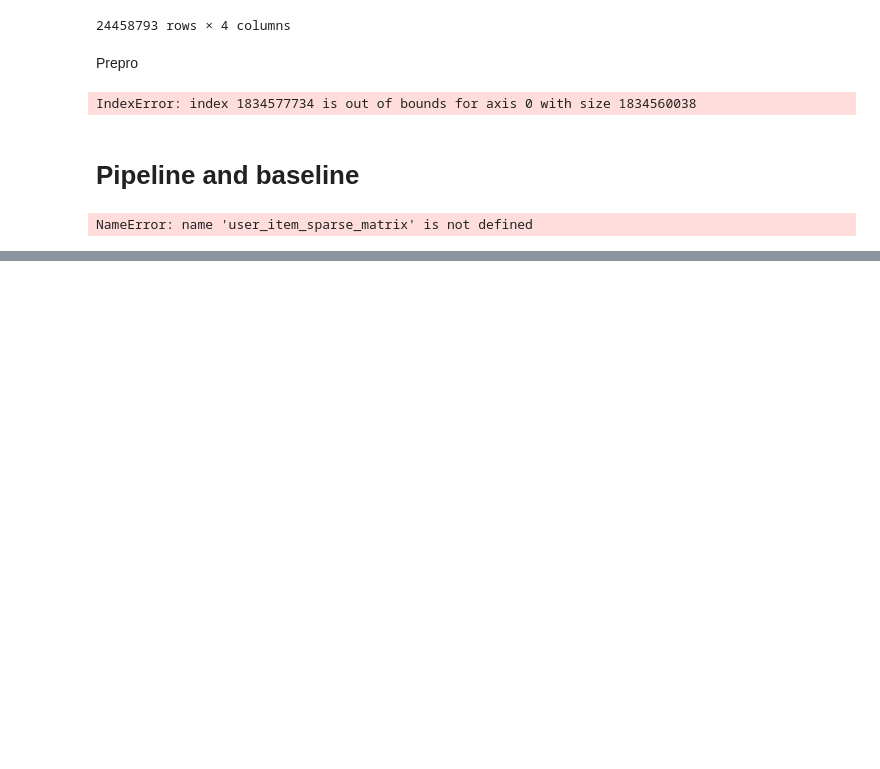
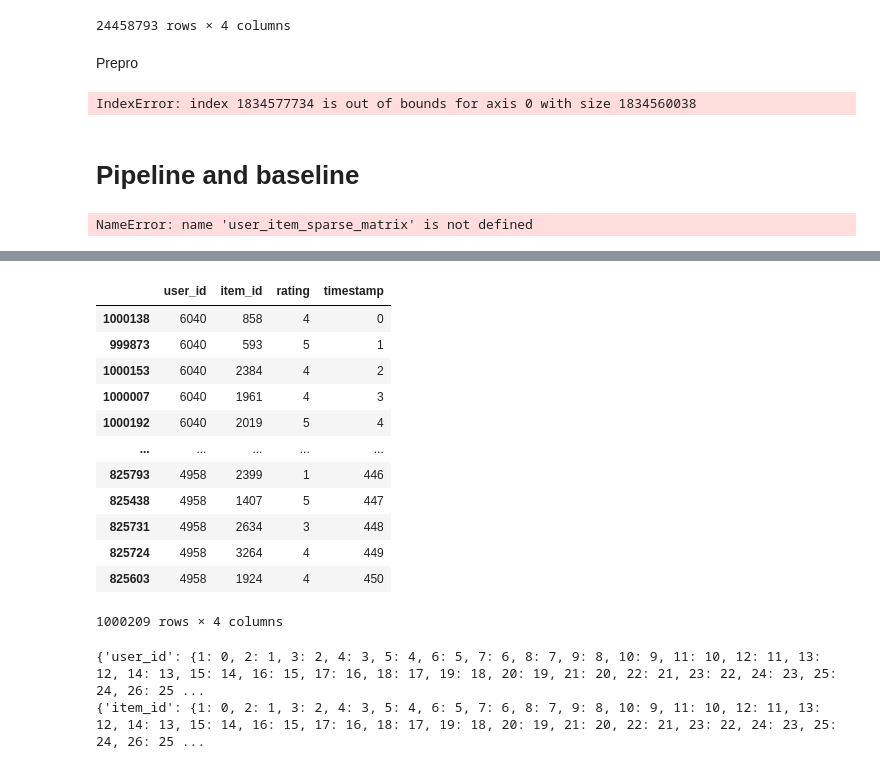
Before and after one commit to TheoDaimonn/Sber_RecSys-hack, a Jupyter notebook: recsys_baseline.ipynb, the cells around one changed output, grey strips where cells are left out. Drawn from its saved outputs; the diff is of its cells as text; code cells hidden in the pictures; blank space fills up the shorter version.

```diff
--- a/recsys_baseline.ipynb
+++ b/recsys_baseline.ipynb
@@ -146,0 +249,19 @@ NameError: name 'user_item_sparse_matrix' is not defined
+# %%
+interactions["timestamp"] = interactions["timestamp"].astype("int64")
+interactions = interactions.sort_values(by="timestamp")
+interactions["timestamp"] = interactions.groupby("user_id").cumcount()
+interactions
+# %% [output]
+|  | user_id | item_id | rating | timestamp |
+| 1000138 | 6040 | 858 | 4 | 0 |
+| 999873 | 6040 | 593 | 5 | 1 |
+| 1000153 | 6040 | 2384 | 4 | 2 |
+| 1000007 | 6040 | 1961 | 4 | 3 |
+| 1000192 | 6040 | 2019 | 5 | 4 |
+| ... | ... | ... | ... | ... |
+| 825793 | 4958 | 2399 | 1 | 446 |
+| 825438 | 4958 | 1407 | 5 | 447 |
+| 825731 | 4958 | 2634 | 3 | 448 |
+| 825724 | 4958 | 3264 | 4 | 449 |
+| 825603 | 4958 | 1924 | 4 | 450 |
+1000209 rows × 4 columns
@@ -146,0 +360,23 @@ NameError: name 'user_item_sparse_matrix' is not defined
+# %%
+tokenizer = SequenceTokenizer(tensor_schema, allow_collect_to_master=True)
+tokenizer.fit(train_dataset)
+
+sequential_train_dataset = tokenizer.transform(train_dataset)
+
+sequential_validation_dataset = tokenizer.transform(validation_dataset)
+sequential_validation_gt = tokenizer.transform(validation_gt, [tensor_schema.item_id_feature_name])
+
+sequential_validation_dataset, sequential_validation_gt = SequentialDataset.keep_common_query_ids(
+    sequential_validation_dataset, sequential_validation_gt
+)
+
+test_query_ids = test_gt.query_ids
+test_query_ids_np = tokenizer.query_id_encoder.transform(test_query_ids)["user_id"].values
+sequential_test_dataset = tokenizer.transform(test_dataset).filter_by_query_id(test_query_ids_np)
+
+
+print(tokenizer.query_id_encoder.mapping, tokenizer.query_id_encoder.inverse_mapping)
+print(tokenizer.item_id_encoder.mapping, tokenizer.item_id_encoder.inverse_mapping)
+# %% [output]
+{'user_id': {1: 0, 2: 1, 3: 2, 4: 3, 5: 4, 6: 5, 7: 6, 8: 7, 9: 8, 10: 9, 11: 10, 12: 11, 13: 12, 14: 13, 15: 14, 16: 15, 17: 16, 18: 17, 19: 18, 20: 19, 21: 20, 22: 21, 23: 22, 24: 23, 25: 24, 26: 25 ...
+{'item_id': {1: 0, 2: 1, 3: 2, 4: 3, 5: 4, 6: 5, 7: 6, 8: 7, 9: 8, 10: 9, 11: 10, 12: 11, 13: 12, 14: 13, 15: 14, 16: 15, 17: 16, 18: 17, 19: 18, 20: 19, 21: 20, 22: 21, 23: 22, 24: 23, 25: 24, 26: 25 ...
```
Also changed, not shown: parts of 13 cells of this notebook, 3 other files.
